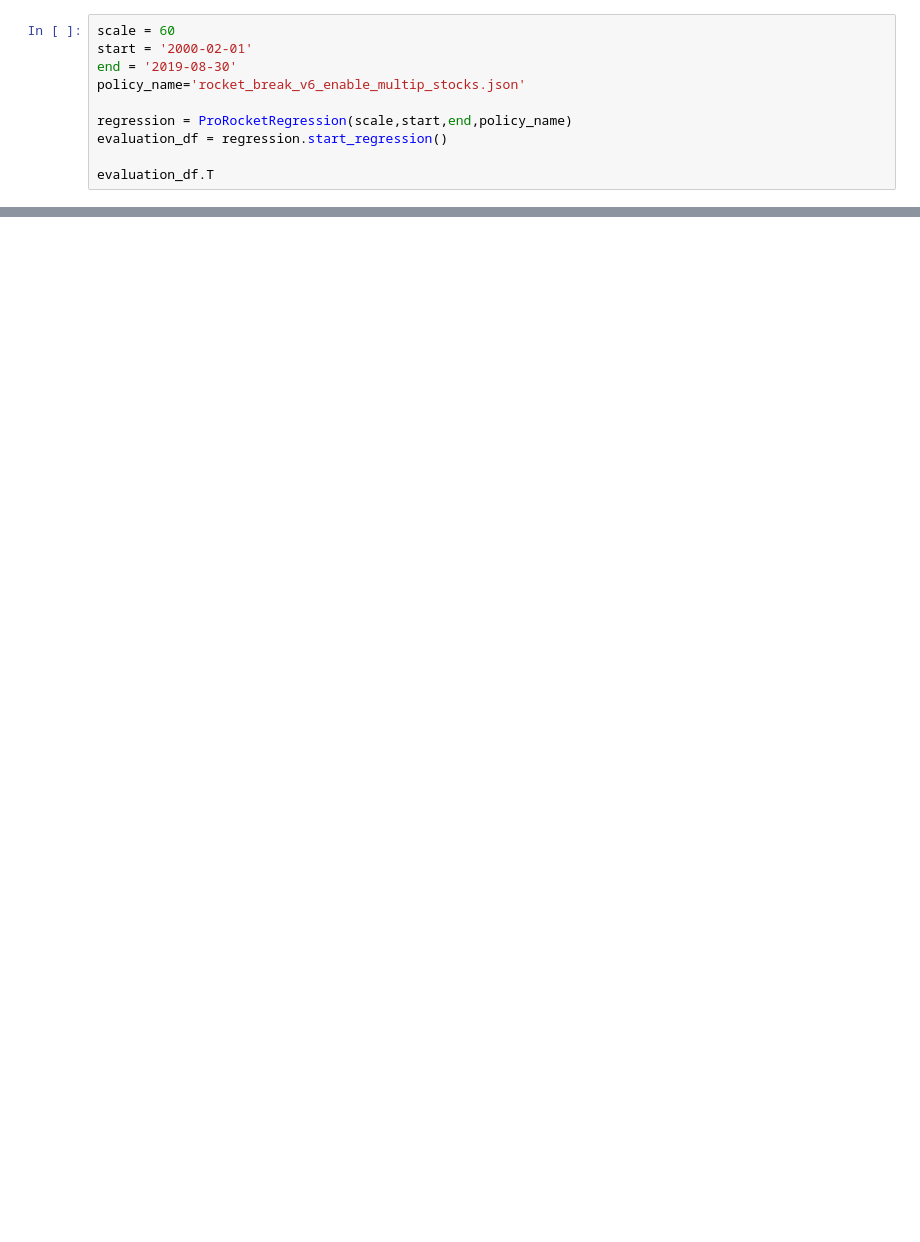
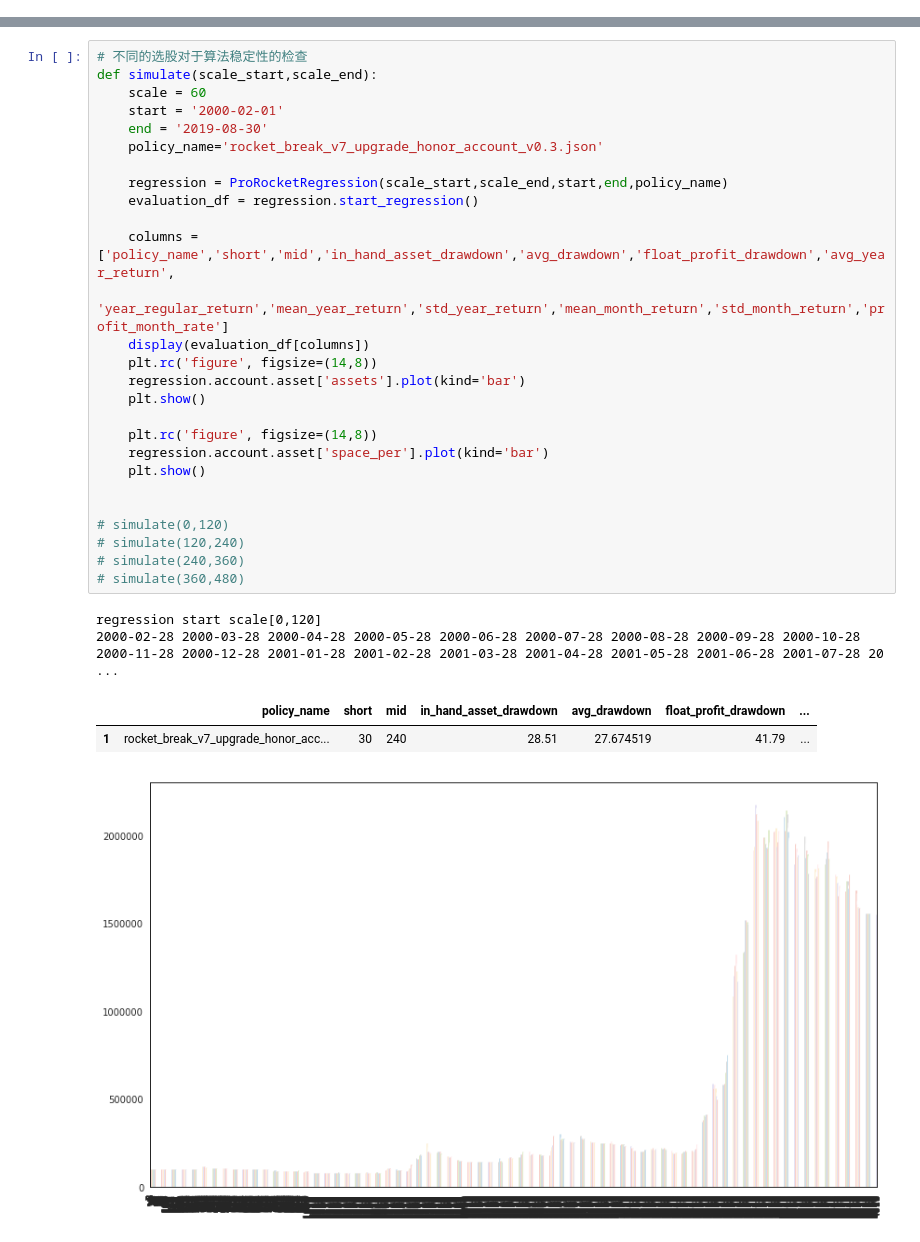
Before and after one commit to mojia/rocket, a Jupyter notebook: ProRocketRegression.ipynb, the cells around one changed output, grey strips where cells are left out. Drawn from its saved outputs; the diff is of its cells as text; blank space fills up the shorter version.

```diff
--- a/ProRocketRegression.ipynb
+++ b/ProRocketRegression.ipynb
@@ -166,10 +176,0 @@ class ProRocketRegression:
-# %%
-scale = 60
-start = '2000-02-01'
-end = '2019-08-30'
-policy_name='rocket_break_v6_enable_multip_stocks.json'
-
-regression = ProRocketRegression(scale,start,end,policy_name)
-evaluation_df = regression.start_regression()
-
-evaluation_df.T
@@ -184,0 +202,33 @@ regression.account.asset['assets'].plot(kind='bar')
+# %%
+# 不同的选股对于算法稳定性的检查
+def simulate(scale_start,scale_end):
+    scale = 60
+    start = '2000-02-01'
+    end = '2019-08-30'
+    policy_name='rocket_break_v7_upgrade_honor_account_v0.3.json'
+
+    regression = ProRocketRegression(scale_start,scale_end,start,end,policy_name)
+    evaluation_df = regression.start_regression()
+
+    columns = ['policy_name','short','mid','in_hand_asset_drawdown','avg_drawdown','float_profit_drawdown','avg_year_return',
+              'year_regular_return','mean_year_return','std_year_return','mean_month_return','std_month_return','profit_month_rate']
+    display(evaluation_df[columns])
+    plt.rc('figure', figsize=(14,8))
+    regression.account.asset['assets'].plot(kind='bar')
+    plt.show()
+
+    plt.rc('figure', figsize=(14,8))
+    regression.account.asset['space_per'].plot(kind='bar')
+    plt.show()
+
+
+# simulate(0,120)
+# simulate(120,240)
+# simulate(240,360)
+# simulate(360,480)
+# %% [output]
+regression start scale[0,120]
+2000-02-28 2000-03-28 2000-04-28 2000-05-28 2000-06-28 2000-07-28 2000-08-28 2000-09-28 2000-10-28 2000-11-28 2000-12-28 2001-01-28 2001-02-28 2001-03-28 2001-04-28 2001-05-28 2001-06-28 2001-07-28 20 ...
+|  | policy_name | short | mid | in_hand_asset_drawdown | avg_drawdown | float_profit_drawdown | ... |
+| 1 | rocket_break_v7_upgrade_honor_acc... | 30 | 240 | 28.51 | 27.674519 | 41.79 | ... |
+[figure, added]
```
Also changed, not shown: parts of 6 cells of this notebook, 20 other files.
